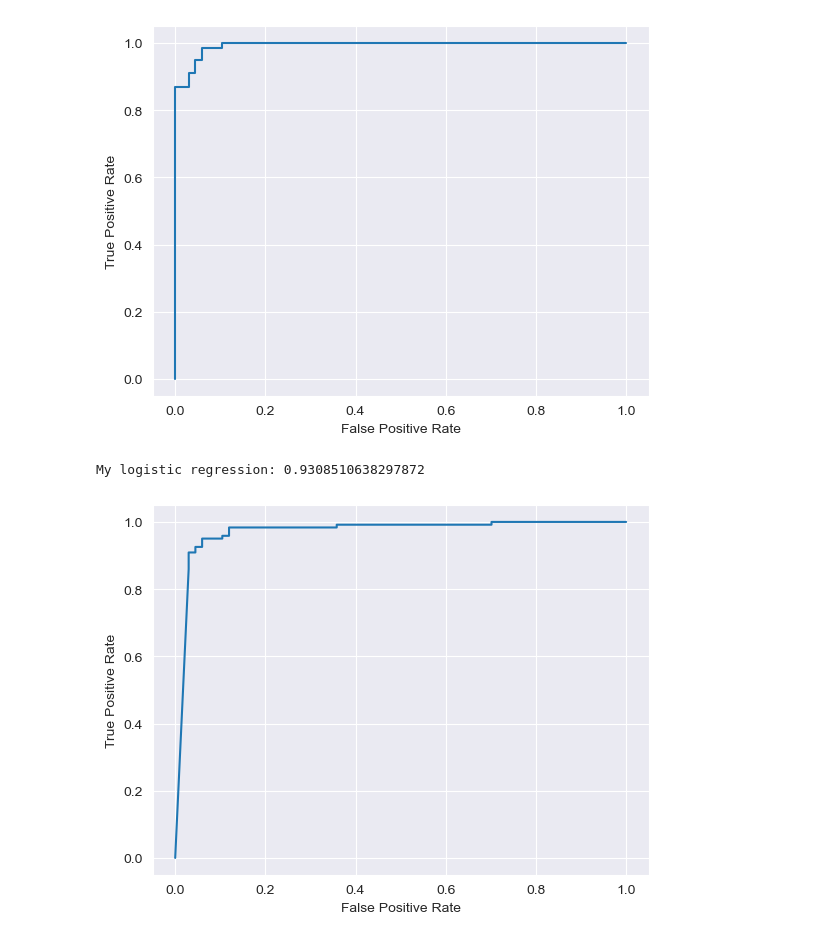
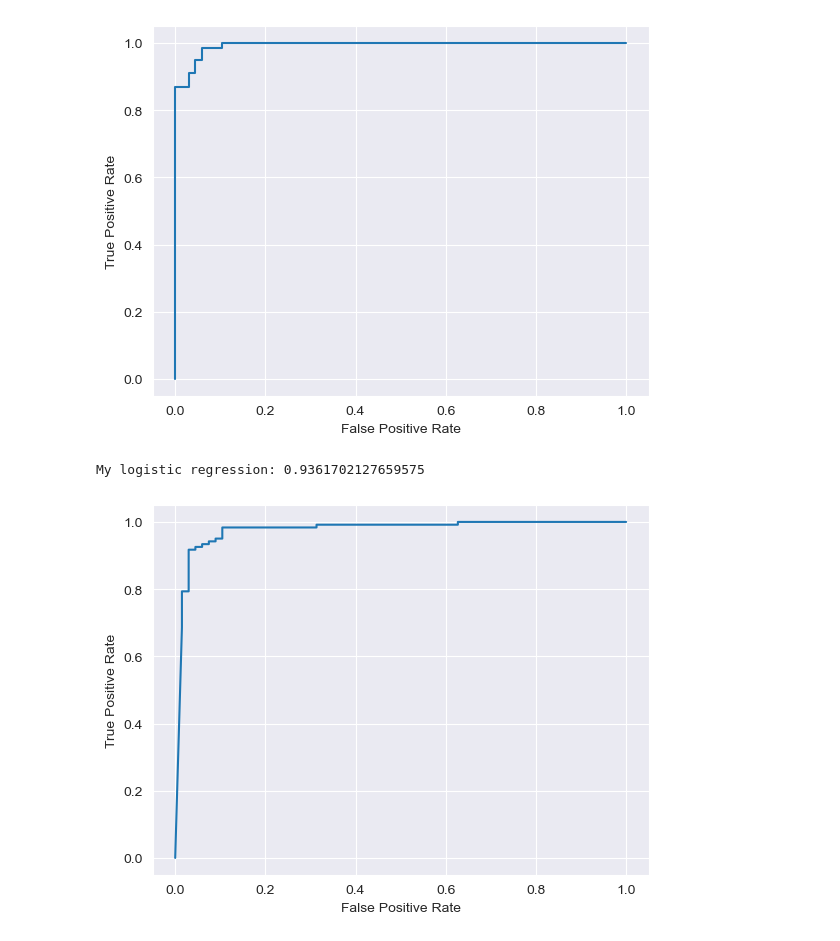
Before and after one commit to cinekele/aml_projects, a Jupyter notebook: project 1 - IRLS/comparision.ipynb, the cells around one changed output. Drawn from its saved outputs; the diff is of its cells as text; code cells hidden in the pictures.

```diff
--- a/project 1 - IRLS/comparision.ipynb
+++ b/project 1 - IRLS/comparision.ipynb
@@ -54,11 +54,11 @@ My logistic regression: 0.9521276595744681
 [figure]
 # %%
 # check if pandas df work in irls implementation
-my_logistic_regression = LogisticRegression(optimizer="IRLS", max_num_iters=100_000)
+my_logistic_regression = LogisticRegression(optimizer="IRLS")
 my_logistic_regression.fit(X_train, y_train)
 y_proba = my_logistic_regression.predict_proba(X_test)
 y_pred = my_logistic_regression.predict(X_test)
 plot_roc_curve(y_test, y_proba, y_pred, "My logistic regression")
 # %% [output]
-My logistic regression: 0.9308510638297872
+My logistic regression: 0.9361702127659575
-[figure, old version]
+[figure, new version]
```
